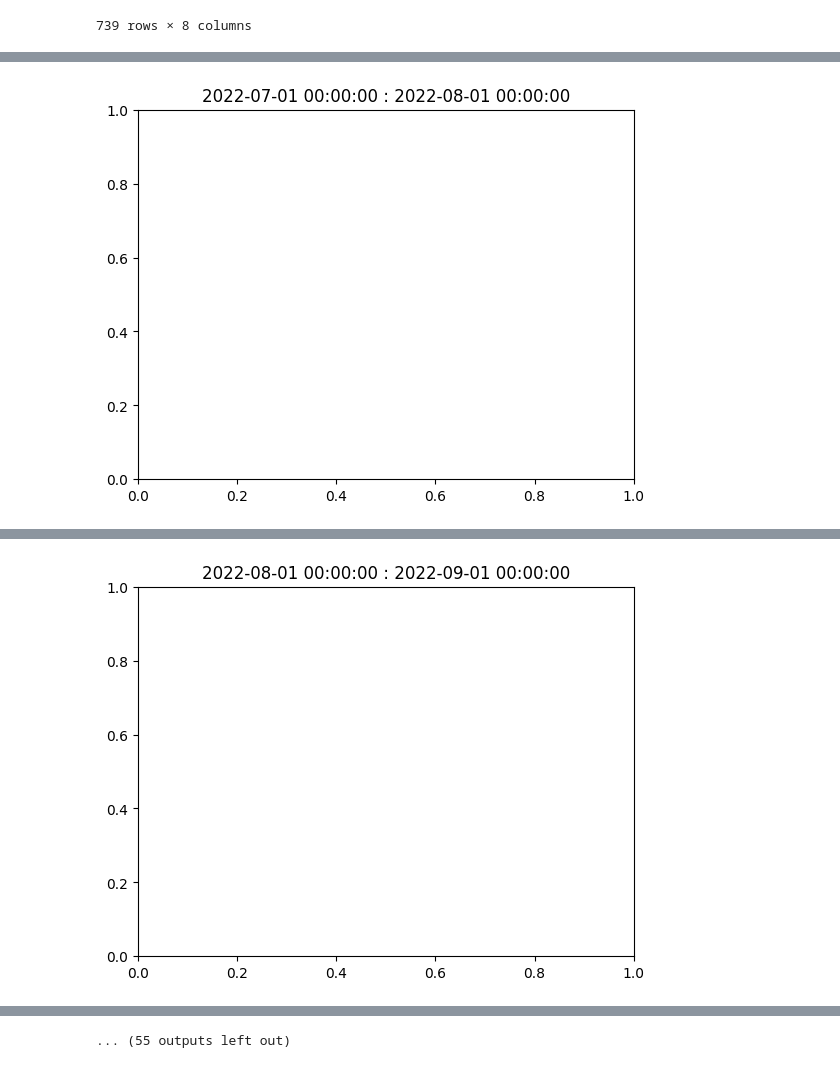
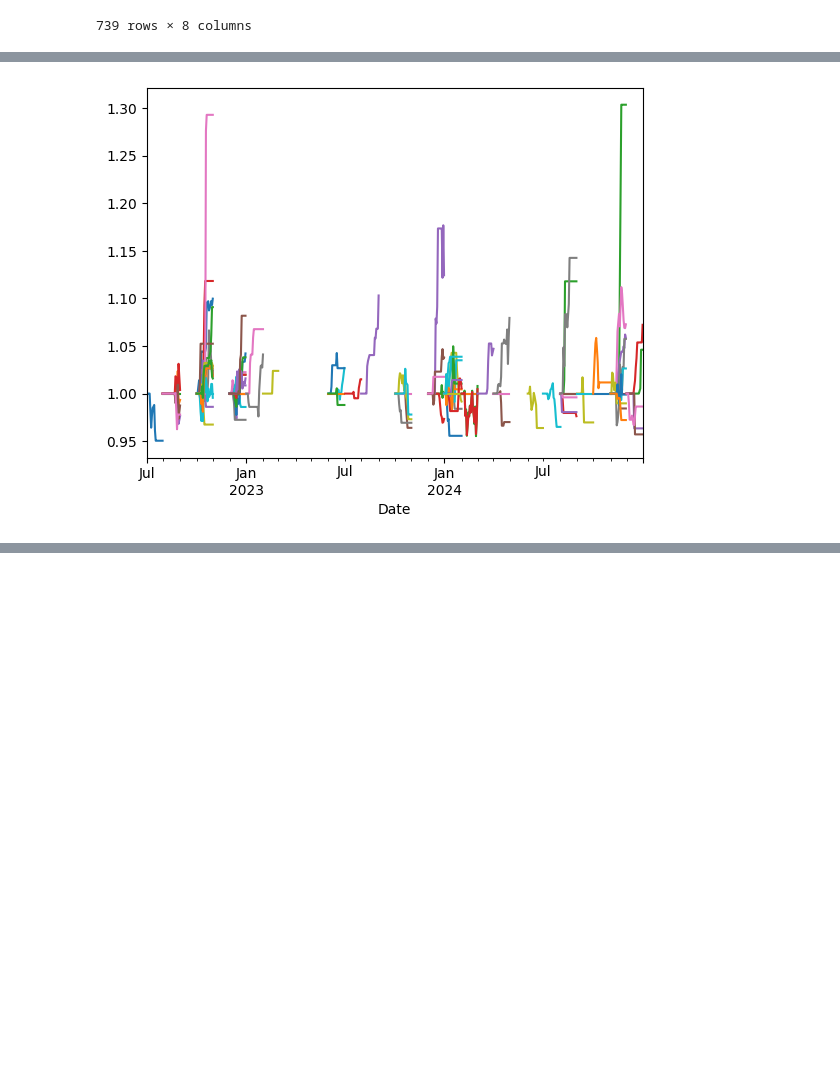
Before and after one commit to Amination-Gogia/Pairs-Trading-Dec-2024, a Jupyter notebook: Week-4/stat_arb_2.ipynb, the cells around one changed output, grey strips where cells are left out. Cells and saved outputs as stored; diff of their text form; code cells hidden in the pictures; blank space fills up the shorter version.

```diff
--- a/Week-4/stat_arb_2.ipynb
+++ b/Week-4/stat_arb_2.ipynb
@@ -58,6 +58,22 @@ def backtest(stock_price_df, coeffs, entryZscore, exitZscore, stopLossZscore):
     except ZeroDivisionError:
         sharpe = 0.0
 
+    df['drawdown'] = ffn.to_drawdown_series(df['cum rets'])
+    idx = (df['drawdown'] <= -0.05) | (df['cum rets'] <= 0.95)
+
+    first_idx = idx.idxmax() if idx.any() else None
+
+# If a True value exists, set all 'cum rets' from that index onward to NaN
+    if first_idx is not None:
+        df.loc[first_idx:, 'cum rets'] = np.nan
+    # df.loc[,'numUnits'] = np.nan
+
+    # df['port rets'] = df['spread_pct_chg'] * df['numUnits'].shift(1)
+
+    # df['cum rets'] = df['port rets'].cumsum()
+    # df['cum rets'] = df['cum rets'] + 1
+
+    df['cum rets'] = df['cum rets'].fillna(method='pad')
     return df['cum rets'], sharpe, df['spread']
 # %%
 start = datetime(2022, 1, 1)
@@ -94,7 +110,9 @@ df_test
 739 rows × 8 columns
 # %%
 start_check = datetime(2022, 1, 1)
+
 over = False
+transac_dict_list = []
 net_ret = []
 while start_check <= datetime(2024,12,1):
     print(start_check)
@@ -110,7 +128,7 @@ while start_check <= datetime(2024,12,1):
                 print(e)
                 over = True
                 break
-            if res.lr1[0] > res.cvt[0][2] and res.lr2[0] > res.cvm[0][2]:
+            if res.lr1[0] > res.cvt[0][1] and res.lr2[0] > res.cvm[0][1]:
                 poss_comb_bank[(i, j + 1)] = res.evec[0]
 
     bank_ind = list(poss_comb_bank.keys())
@@ -124,10 +142,11 @@ while start_check <= datetime(2024,12,1):
         group = bank_tickers[comb[0] : comb[1]]
         # print(comb)
         try:
-            res = backtest(df_test[end_check - relativedelta(days=42): end_check + relativedelta(months=1)][group], coeff_vec, 2, 0, 3)
+            res = backtest(df_test[end_check - relativedelta(days=42): end_check + relativedelta(months=1)][group], coeff_vec, 1, 0, 2)
             res[0].loc[end_check: end_check + relativedelta(months = 1)].plot()
             # df_test['temp'] += res[0]
-            month_ret += res[0][-1] - 1
+            month_ret += max(res[0][-1], 0.95) - 1
+            transac_dict_list.append({'stocks' : group, 'returns': res[0], 'sharpe' : res[1] ,'spread': res[2]})
         except Exception as e:
             print(e)
             over = True
@@ -135,11 +154,11 @@ while start_check <= datetime(2024,12,1):
 
     if over:
         break
-    else:
-        # df_test['temp'] /= len(bank_ind)
-        # df_test['temp'].loc[end_check: end_check + relativedelta(days = 42)].plot()
-        plt.title(f'{end_check} : {end_check + relativedelta(months = 1)}')
-        plt.show()
+    # else:
+    #     # df_test['temp'] /= len(bank_ind)
+    #     # df_test['temp'].loc[end_check: end_check + relativedelta(days = 42)].plot()
+    #     plt.title(f'{end_check} : {end_check + relativedelta(months = 1)}')
+    #     plt.show()
     start_check = start_check + relativedelta(months = 1)
     net_ret.append(month_ret)
 # %% [output]
@@ -147 +182 @@ while start_check <= datetime(2024,12,1):
-[figure, old version]
+[figure, new version]
@@ -149 +182,0 @@ while start_check <= datetime(2024,12,1):
-[figure, removed]
@@ -158 +182,0 @@ while start_check <= datetime(2024,12,1):
-... (55 outputs left out)
```
Also changed, not shown: parts of 16 cells of this notebook, 2 other files.
